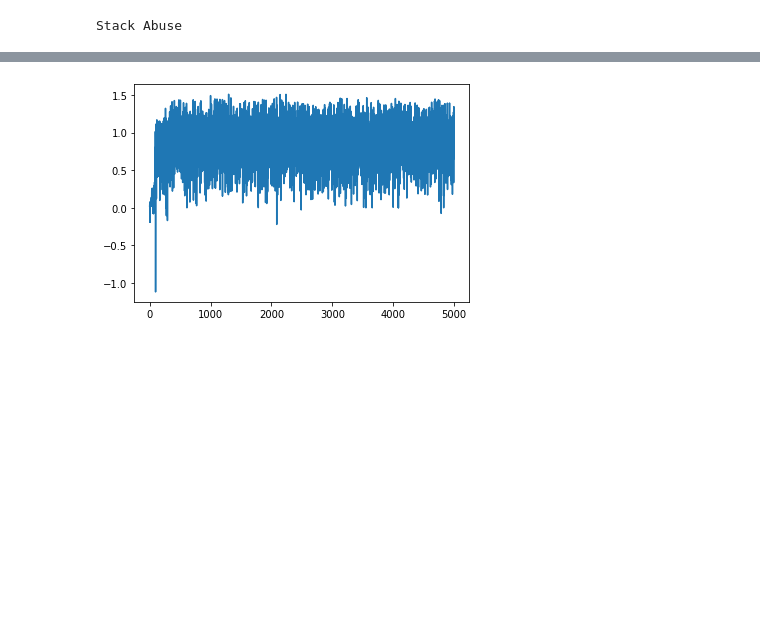
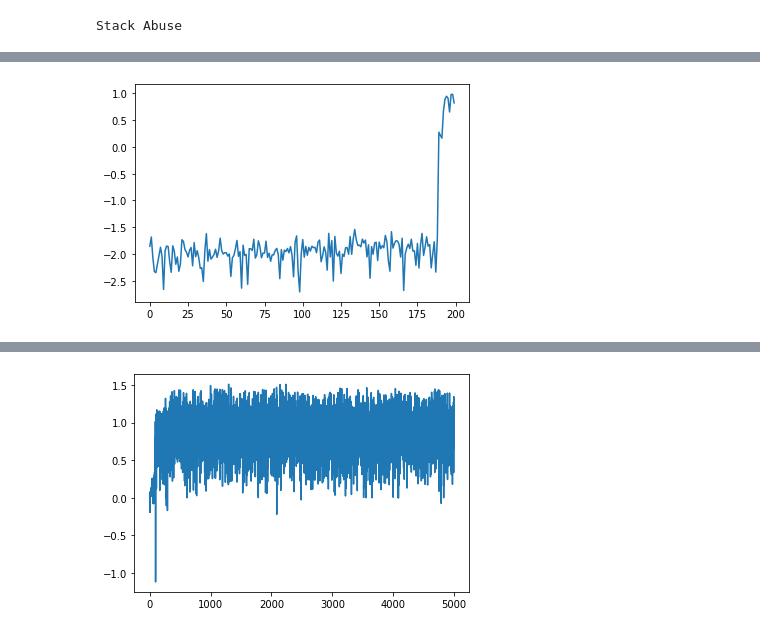
Before and after one commit to JoDeMiro/SACI2022, a Jupyter notebook: Driver.ipynb, the cells around one changed output, grey strips where cells are left out. Saved outputs shown, nothing was run; the diff lists cells and outputs as text; code cells hidden in the pictures; blank space fills up the shorter version.

```diff
--- a/Driver.ipynb
+++ b/Driver.ipynb
@@ -279,0 +299,5 @@ generation_best_score = [float(i) for i in lst]        # <-- list(str) -> list(f
+# %%
+plt.plot(generation_best_score)
+plt.show()
+# %% [output]
+[figure, added]
```
Also changed, not shown: parts of 11 cells of this notebook.
